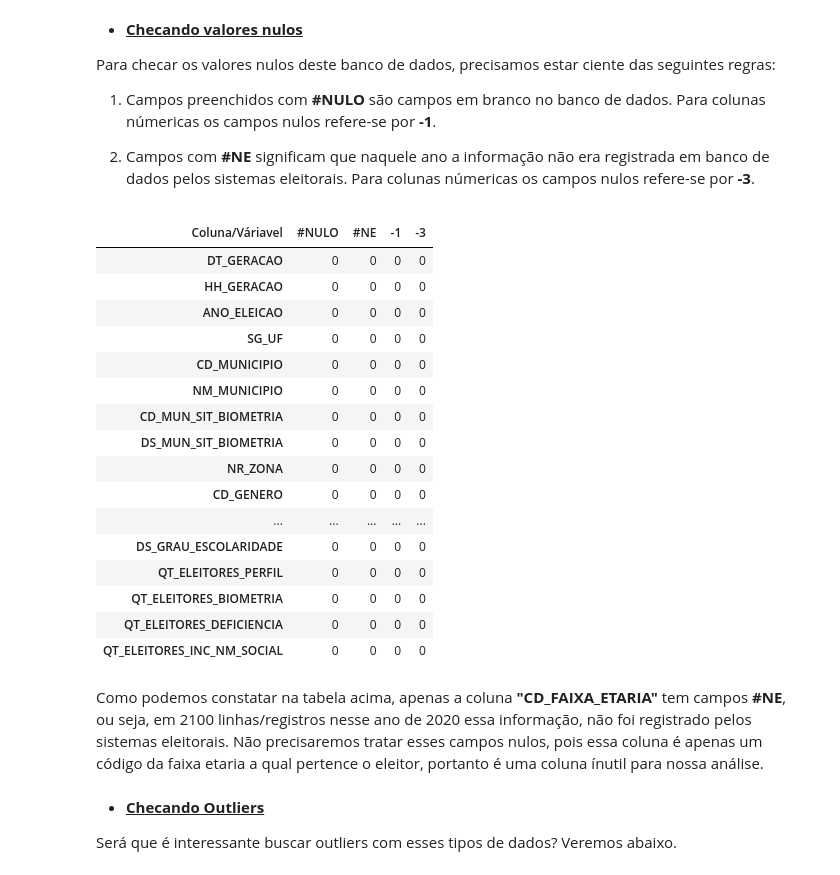
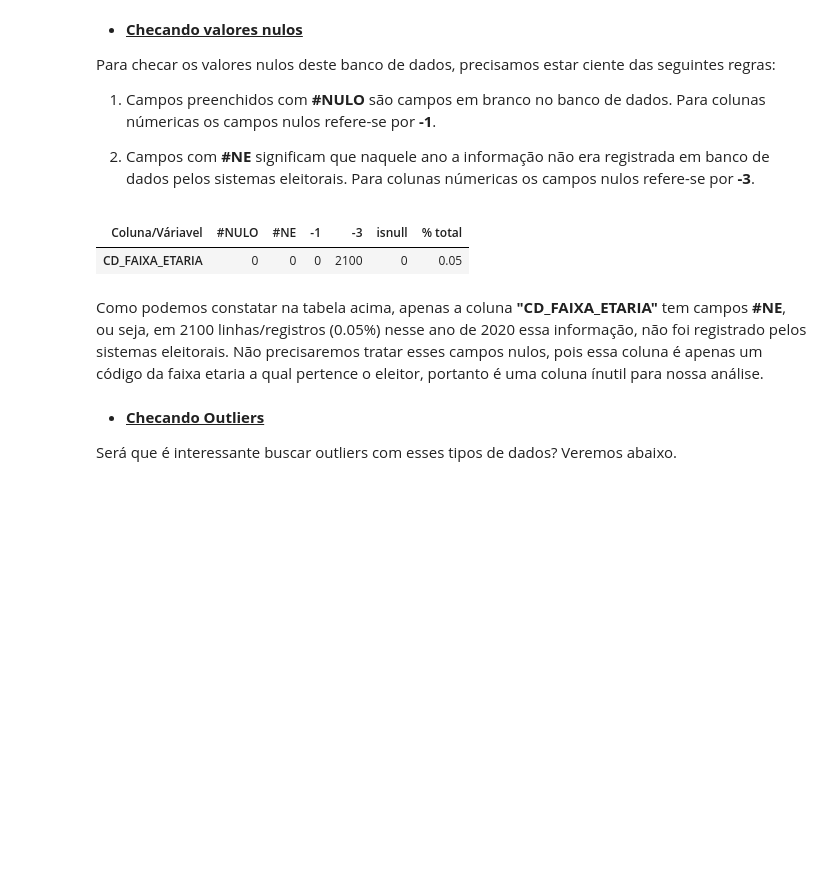
Before and after one commit to gideoni-santos/desafio-RenovaBR, a Jupyter notebook: relatorio.ipynb, the cells around one changed output. Drawn from its saved outputs; the diff is of its cells as text; code cells hidden in the pictures; blank space fills up the shorter version.

Commit message:
checando valores unicos - resultados

```diff
--- a/relatorio.ipynb
+++ b/relatorio.ipynb
@@ -197,41 +197,46 @@ Para checar os valores nulos deste banco de dados, precisamos estar ciente das s
 # %%
 #Guardando no DataSet campos que tenham #NULO, #NE, -1 ou -3
 valores_nulos_eleitorado = (eleitorado == '#NULO').sum()
 valores_nulos_eleitorado_ne = (eleitorado == '#NE').sum()
 valores_nulos_numericos_eleitorado = (eleitorado == -1).sum()
 valores_nulos_numericos_eleitorado_ne = (eleitorado == -3).sum()
+eleitorado_isnull = eleitorado.isnull().sum() #Procura por algum valor NaN ou Nulo e valores padrão do pandas
 
 #Criando um DataFrame para uma melhor exibição das colunas que tenham valores nulos
 df_valores_nulos_eleitorado = pd.DataFrame({
     '#NULO': valores_nulos_eleitorado,
     '#NE': valores_nulos_eleitorado_ne,
     '-1': valores_nulos_numericos_eleitorado,
-    '-3': valores_nulos_numericos_eleitorado_ne
+    '-3': valores_nulos_numericos_eleitorado_ne,
+    'isnull': eleitorado_isnull,
 })
 
-#Renomeando o nome da coluna das váriaveis
-df_valores_nulos_eleitorado.rename_axis('Coluna/Váriavel', axis='columns', inplace=True)
-df_valores_nulos_eleitorado
+# Filtrar apenas as linhas com pelo menos um valor nulo
+valores_nulos_filtro_eleitorado = df_valores_nulos_eleitorado[
+    (df_valores_nulos_eleitorado['#NULO'] > 0) |
+    (df_valores_nulos_eleitorado['#NE'] > 0) |
+    (df_valores_nulos_eleitorado['-1'] > 0) |
+    (df_valores_nulos_eleitorado['-3'] > 0) |
+    (df_valores_nulos_eleitorado['isnull'] > 0)
+]
+
+# Calcular o total de linhas no DataFrame original
+total_linhas = len(eleitorado)
+
+# Somar a contagem de todos os tipos de valores nulos
+total_valores_nulos_eleitorado = valores_nulos_filtro_eleitorado['#NULO'] + valores_nulos_filtro_eleitorado['#NE'] + valores_nulos_filtro_eleitorado['-1'] + valores_nulos_filtro_eleitorado['-3'] + valores_nulos_filtro_eleitorado['isnull']
+
+# Calcular a porcentagem total de valores nulos em relação ao total de linhas
+valores_nulos_filtro_eleitorado['% total'] = (total_valores_nulos_eleitorado / total_linhas) * 100
+
+#renomeia a coluna das variaveis
+valores_nulos_filtro_eleitorado.rename_axis('Coluna/Váriavel', axis='columns', inplace=True)
+valores_nulos_filtro_eleitorado.round(2)
 # %% [output]
-| Coluna/Váriavel | #NULO | #NE | -1 | -3 |
-| DT_GERACAO | 0 | 0 | 0 | 0 |
-| HH_GERACAO | 0 | 0 | 0 | 0 |
-| ANO_ELEICAO | 0 | 0 | 0 | 0 |
-| SG_UF | 0 | 0 | 0 | 0 |
-| CD_MUNICIPIO | 0 | 0 | 0 | 0 |
-| NM_MUNICIPIO | 0 | 0 | 0 | 0 |
-| CD_MUN_SIT_BIOMETRIA | 0 | 0 | 0 | 0 |
-| DS_MUN_SIT_BIOMETRIA | 0 | 0 | 0 | 0 |
-| NR_ZONA | 0 | 0 | 0 | 0 |
-| CD_GENERO | 0 | 0 | 0 | 0 |
-| ... | ... | ... | ... | ... |
-| DS_GRAU_ESCOLARIDADE | 0 | 0 | 0 | 0 |
-| QT_ELEITORES_PERFIL | 0 | 0 | 0 | 0 |
-| QT_ELEITORES_BIOMETRIA | 0 | 0 | 0 | 0 |
-| QT_ELEITORES_DEFICIENCIA | 0 | 0 | 0 | 0 |
-| QT_ELEITORES_INC_NM_SOCIAL | 0 | 0 | 0 | 0 |
+| Coluna/Váriavel | #NULO | #NE | -1 | -3 | isnull | % total |
+| CD_FAIXA_ETARIA | 0 | 0 | 0 | 2100 | 0 | 0.05 |
 # %% [markdown]
-Como podemos constatar na tabela acima, apenas a coluna **"CD_FAIXA_ETARIA"** tem campos **#NE**, ou seja, em 2100 linhas/registros nesse ano de 2020 essa informação, não foi registrado pelos sistemas eleitorais. Não precisaremos tratar esses campos nulos, pois essa coluna é apenas um código da faixa etaria a qual pertence o eleitor, portanto é uma coluna ínutil para nossa análise.
+Como podemos constatar na tabela acima, apenas a coluna **"CD_FAIXA_ETARIA"** tem campos **#NE**, ou seja, em 2100 linhas/registros (0.05%) nesse ano de 2020 essa informação, não foi registrado pelos sistemas eleitorais. Não precisaremos tratar esses campos nulos, pois essa coluna é apenas um código da faixa etaria a qual pertence o eleitor, portanto é uma coluna ínutil para nossa análise.
 # %% [markdown]
 - **<u>Checando Outliers</u>**
 
```
Also changed, not shown: parts of 20 cells of this notebook.
